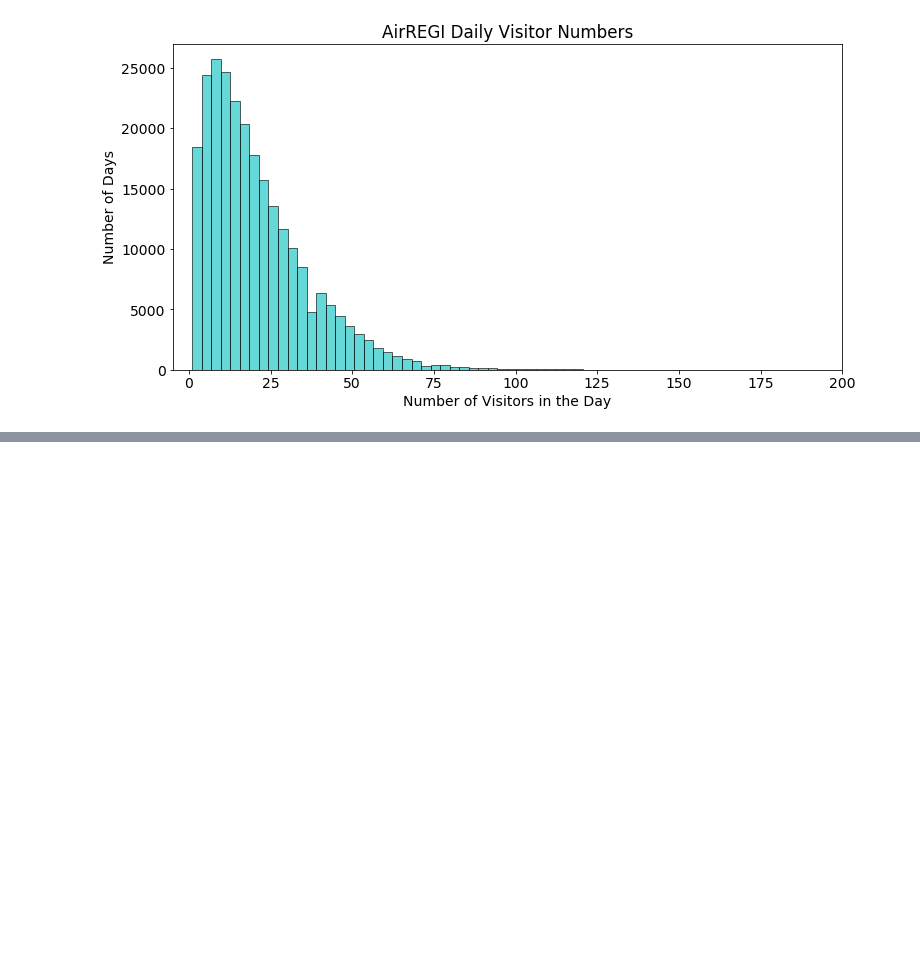
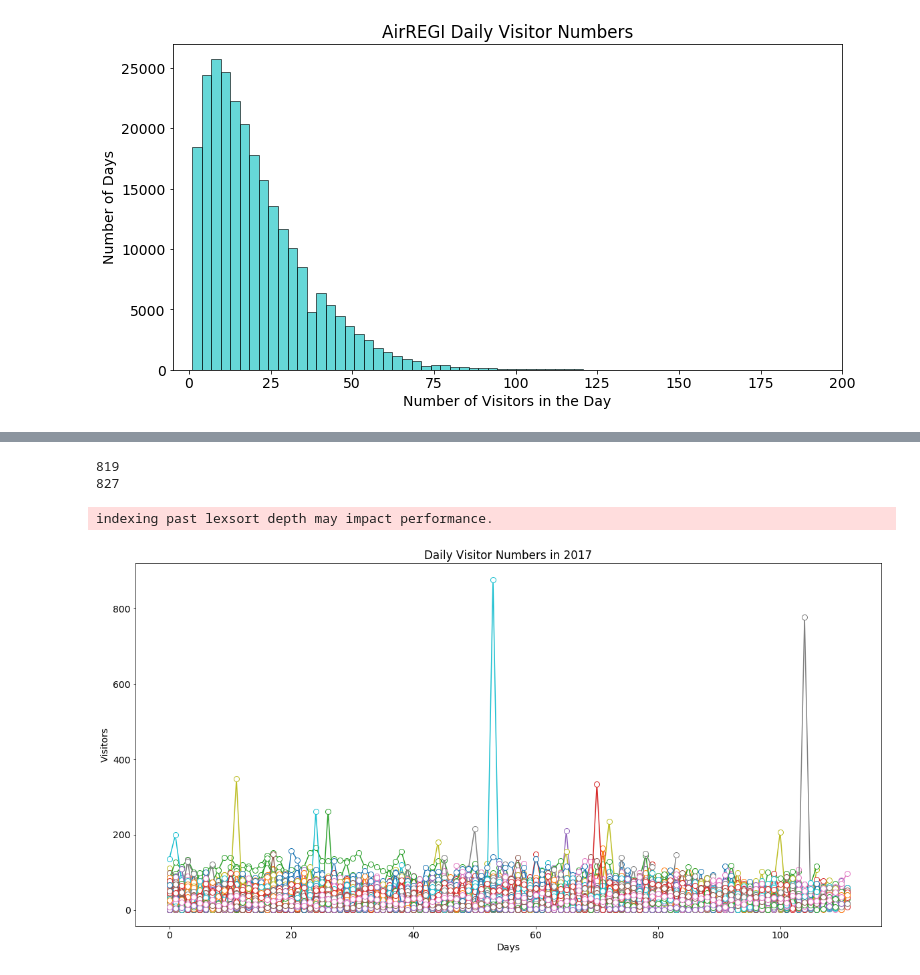
Before and after one commit to adcengiz/japanrestforecast, a Jupyter notebook: thedata.ipynb, the cells around one changed output, grey strips where cells are left out. Drawn from its saved outputs; the diff is of its cells as text; code cells hidden in the pictures; blank space fills up the shorter version.

```diff
--- a/thedata.ipynb
+++ b/thedata.ipynb
@@ -70,3 +71,7 @@ air_visit.head()
 | 2 | air_ba937bf13d40fb24 | 2016-01-15 | 29 |
 | 3 | air_ba937bf13d40fb24 | 2016-01-16 | 22 |
 | 4 | air_ba937bf13d40fb24 | 2016-01-18 | 6 |
+# %%
+## Convert visit_date column from str to datetime timestamp
+air_visit['visit_date'] = air_visit['visit_date'].apply(lambda x: datetime.datetime.strptime(x, '%Y-%m-%d'))
+air_visit.head()
@@ -148,0 +179,24 @@ plt.xlim(-5, 60)
+# %%
+air_visit['month'] = air_visit['visit_date'].apply(lambda x: x.month)
+air_visit['year'] = air_visit['visit_date'].apply(lambda x: x.year)
+rest_2016 = list(set(list(air_visit[air_visit['year']==2016]['air_store_id'])))
+rest_2017 = list(set(list(air_visit[air_visit['year']==2017]['air_store_id'])))
+print (len(rest_2016))
+print (len(rest_2017))
+# %% [output]
+819
+827
+# %%
+air_visit = air_visit.set_index(['air_store_id', 'year', 'month', 'visit_date'])
+# air_visit.loc['air_ba937bf13d40fb24'].head()
+# %%
+plt.figure(figsize=(20,10))
+for rest in rest_2017:
+    plt.plot(list(air_visit.loc[rest, 2017]['visitors']), marker='o', markersize=8, markerfacecolor='white',\
+            linewidth=1.5)
+    plt.title('Daily Visitor Numbers in 2017')
+    plt.xlabel('Days')
+    plt.ylabel('Visitors')
+# %% [output]
+indexing past lexsort depth may impact performance.
+[figure, added]
```
Also changed, not shown: parts of 7 cells of this notebook.
